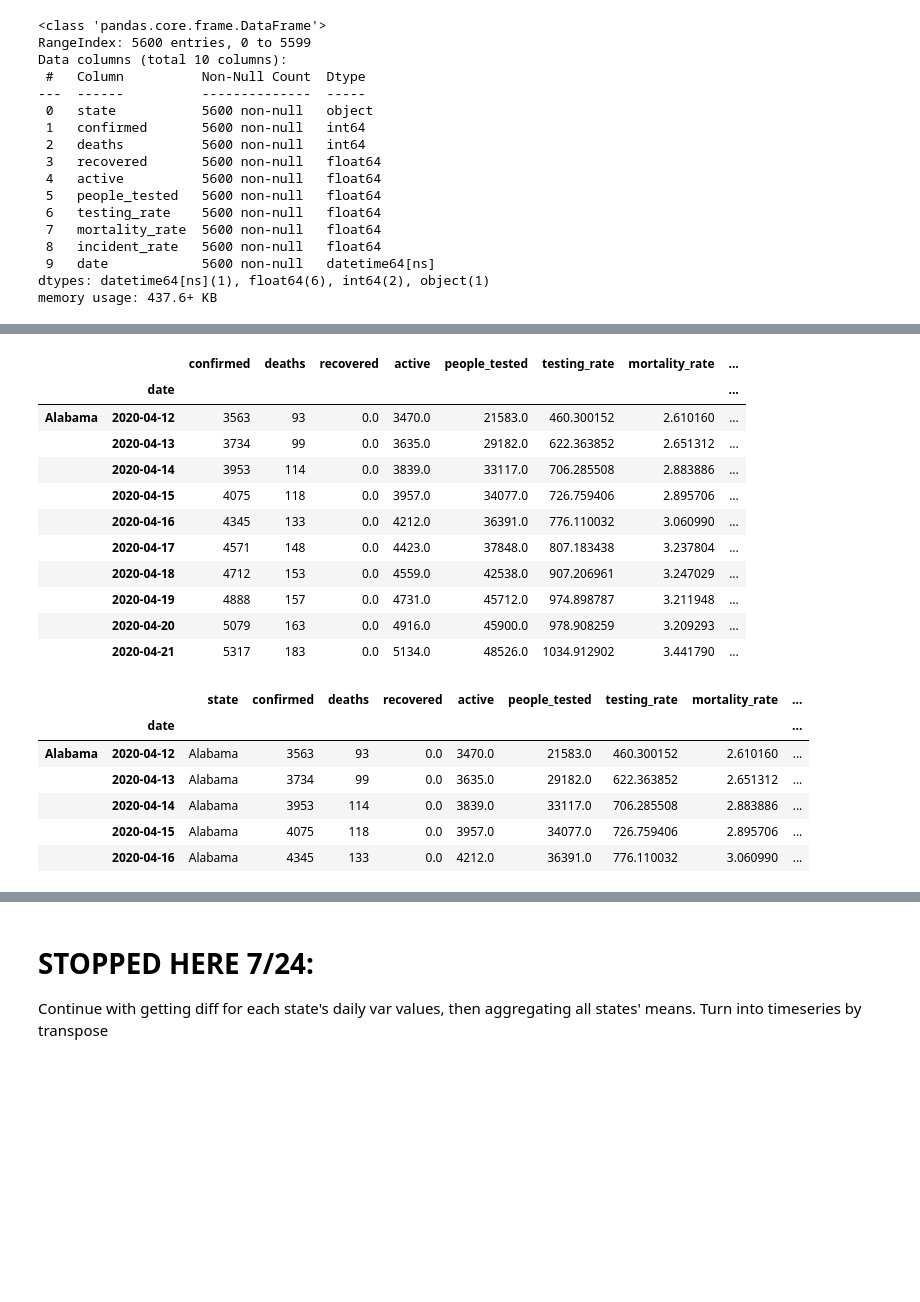
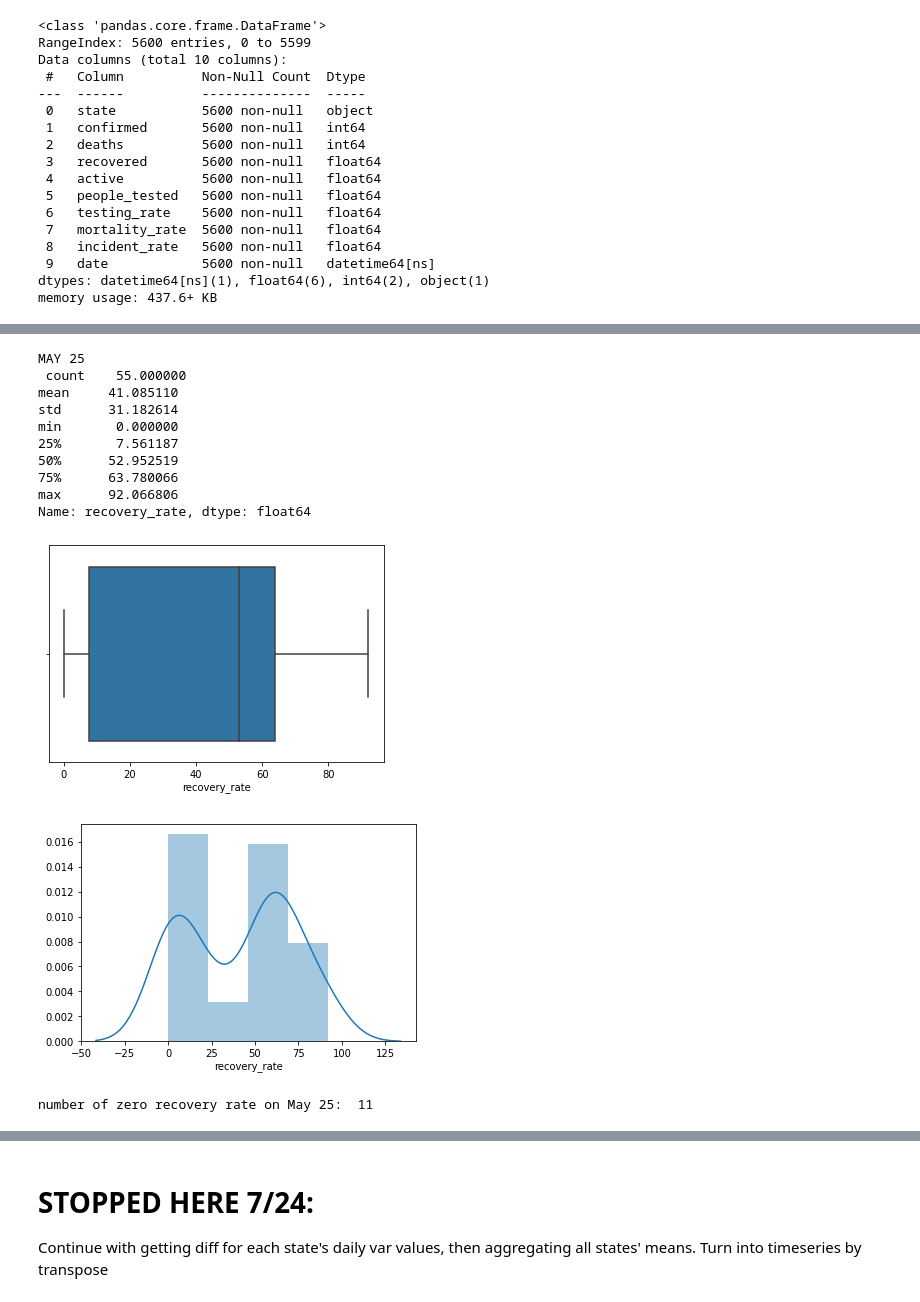
Before and after one commit to jungsNN/covid19-forecast, a Jupyter notebook: rough_draft_2.ipynb, the cells around one changed output, grey strips where cells are left out. Saved outputs shown, nothing was run; the diff lists cells and outputs as text; code cells hidden in the pictures; blank space fills up the shorter version.

```diff
--- a/rough_draft_2.ipynb
+++ b/rough_draft_2.ipynb
@@ -267,7 +262,7 @@ filter_df.head()
 # %%
 # check viability of filling in with 0 in features
 filled_recv = filter_df['recovered'].fillna(0)
-filter_df.drop('active_off', axis=1, inplace=True)
+#filter_df.drop('active_off', axis=1, inplace=True)
 filter_df['active_off'] = filter_df['confirmed'] - (filter_df['deaths']+filled_recv)
 #filter_df[filter_df['active_off'] != filter_df['active']]
 filter_df
@@ -462,27 +450,51 @@ for state, dfs in clean_df.groupby(['state']):
-# %%
-newdf = pd.concat(newdict, axis=0)
-bystate_varcols = newdf.drop('state', axis=1)
-bystate_varcols.head(10)
-# %% [output]
-|  |  | confirmed | deaths | recovered | active | people_tested | testing_rate | mortality_rate | ... |
-|  | date |  |  |  |  |  |  |  | ... |
-| Alabama | 2020-04-12 | 3563 | 93 | 0.0 | 3470.0 | 21583.0 | 460.300152 | 2.610160 | ... |
-|  | 2020-04-13 | 3734 | 99 | 0.0 | 3635.0 | 29182.0 | 622.363852 | 2.651312 | ... |
-|  | 2020-04-14 | 3953 | 114 | 0.0 | 3839.0 | 33117.0 | 706.285508 | 2.883886 | ... |
-|  | 2020-04-15 | 4075 | 118 | 0.0 | 3957.0 | 34077.0 | 726.759406 | 2.895706 | ... |
-|  | 2020-04-16 | 4345 | 133 | 0.0 | 4212.0 | 36391.0 | 776.110032 | 3.060990 | ... |
-|  | 2020-04-17 | 4571 | 148 | 0.0 | 4423.0 | 37848.0 | 807.183438 | 3.237804 | ... |
-|  | 2020-04-18 | 4712 | 153 | 0.0 | 4559.0 | 42538.0 | 907.206961 | 3.247029 | ... |
-|  | 2020-04-19 | 4888 | 157 | 0.0 | 4731.0 | 45712.0 | 974.898787 | 3.211948 | ... |
-|  | 2020-04-20 | 5079 | 163 | 0.0 | 4916.0 | 45900.0 | 978.908259 | 3.209293 | ... |
-|  | 2020-04-21 | 5317 | 183 | 0.0 | 5134.0 | 48526.0 | 1034.912902 | 3.441790 | ... |
-# %%
-newdf.head()
-# %% [output]
-|  |  | state | confirmed | deaths | recovered | active | people_tested | testing_rate | mortality_rate | ... |
-|  | date |  |  |  |  |  |  |  |  | ... |
-| Alabama | 2020-04-12 | Alabama | 3563 | 93 | 0.0 | 3470.0 | 21583.0 | 460.300152 | 2.610160 | ... |
-|  | 2020-04-13 | Alabama | 3734 | 99 | 0.0 | 3635.0 | 29182.0 | 622.363852 | 2.651312 | ... |
-|  | 2020-04-14 | Alabama | 3953 | 114 | 0.0 | 3839.0 | 33117.0 | 706.285508 | 2.883886 | ... |
-|  | 2020-04-15 | Alabama | 4075 | 118 | 0.0 | 3957.0 | 34077.0 | 726.759406 | 2.895706 | ... |
-|  | 2020-04-16 | Alabama | 4345 | 133 | 0.0 | 4212.0 | 36391.0 | 776.110032 | 3.060990 | ... |
+# %%
+# group by states, (then date?) and aggregate
+"""
+aggdict = {}
+for state, dfs in clean_df.groupby('state'):
+    dfs_T = dfs.set_index('date').drop('state', axis=1).T
+    dailydiff = dfs_T.diff(axis=1).dropna(how='all')
+    if state not in aggdict.keys():
+        aggs = [np.sum, np.mean, np.median, np.percentile, np.percentile, np.min, np.max , np.std]
+        for
+        aggdict[state] = [dailydiff.iloc[rows]
+                          .agg([np.sum, np.mean, np.median,
+                                lambda x: np.percentile(dailydiff.iloc[rows], q = 25),
+                                lambda x: np.percentile(dailydiff.iloc[rows], q = 75),
+                                np.min, np.max , np.std])
+                          for rows in range(len(dailydiff))]
+
+#newdf = pd.concat(newdict, axis=0)
+aggdict"""
+
+#clean_df.groupby('state')[['mortality_rate']]
+cleancopy = clean_df.iloc[:,:]
+cleancopy['incident_to_mortality'] = cleancopy['incident_rate']/cleancopy['mortality_rate']
+cleancopy['recovery_rate'] = cleancopy['recovered']/cleancopy['confirmed']*100
+cleancopy['incident_to_recovery'] = cleancopy['incident_rate']
+# %%
+#random 2 consec days comparison; assessing value interactions
+may25 = cleancopy[cleancopy['date']=='2020-05-25'].sort_values(by='recovery_rate', ascending=False)
+
+# states where recovery_rate is out of its avg bounds
+print("MAY 25 \n", may25.recovery_rate.describe())
+sns.boxplot(x=may25.recovery_rate)
+plt.show()
+sns.distplot(may25.recovery_rate)
+plt.show()
+print("number of zero recovery rate on May 25: ", len(may25[may25.recovery_rate == 0]))
+may25
+# %% [output]
+MAY 25
+ count    55.000000
+mean     41.085110
+std      31.182614
+min       0.000000
+25%       7.561187
+50%      52.952519
+75%      63.780066
+max      92.066806
+Name: recovery_rate, dtype: float64
+[figure, added]
+[figure, added]
+number of zero recovery rate on May 25:  11
```
Also changed, not shown: parts of 7 cells of this notebook.
